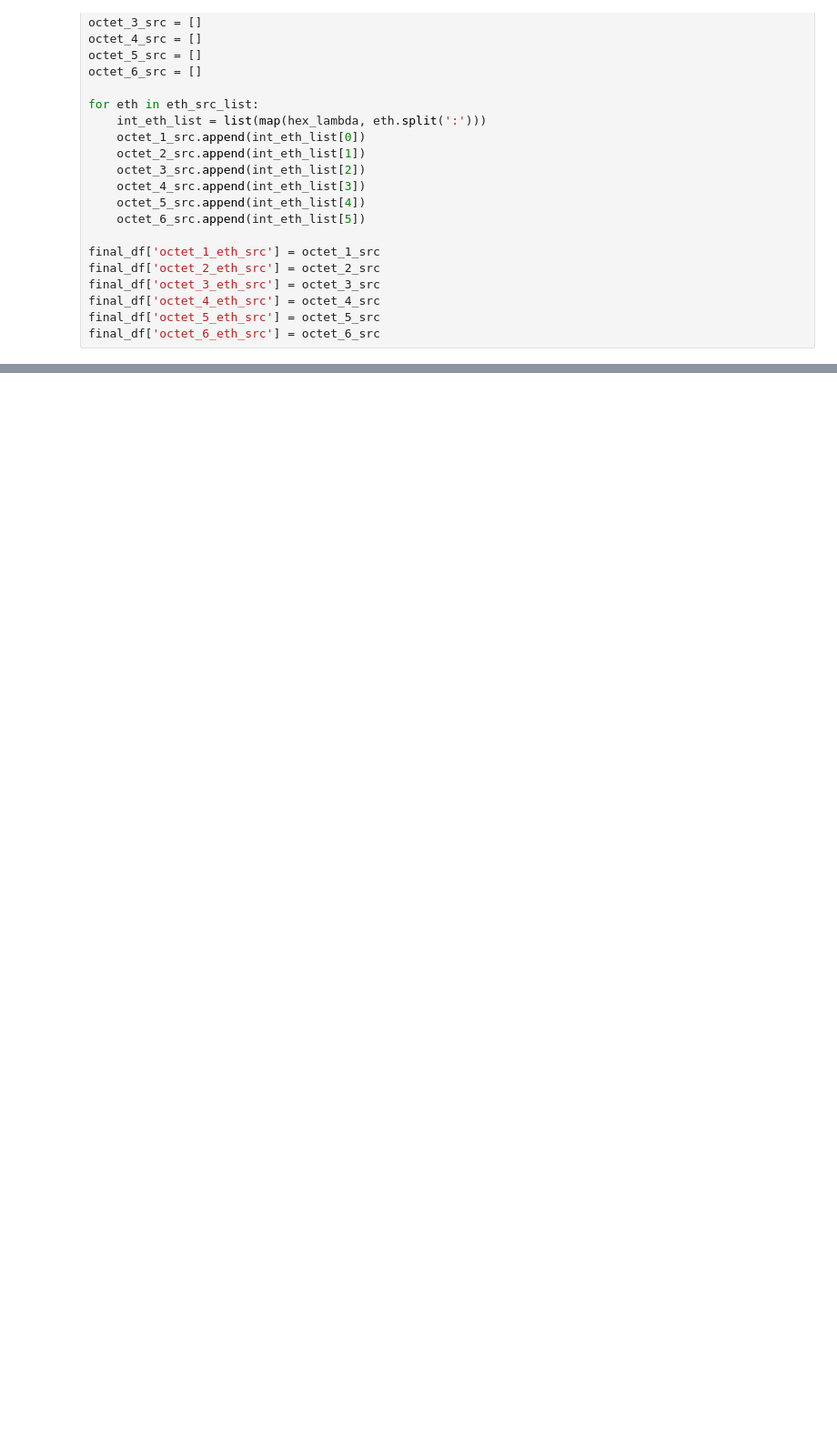
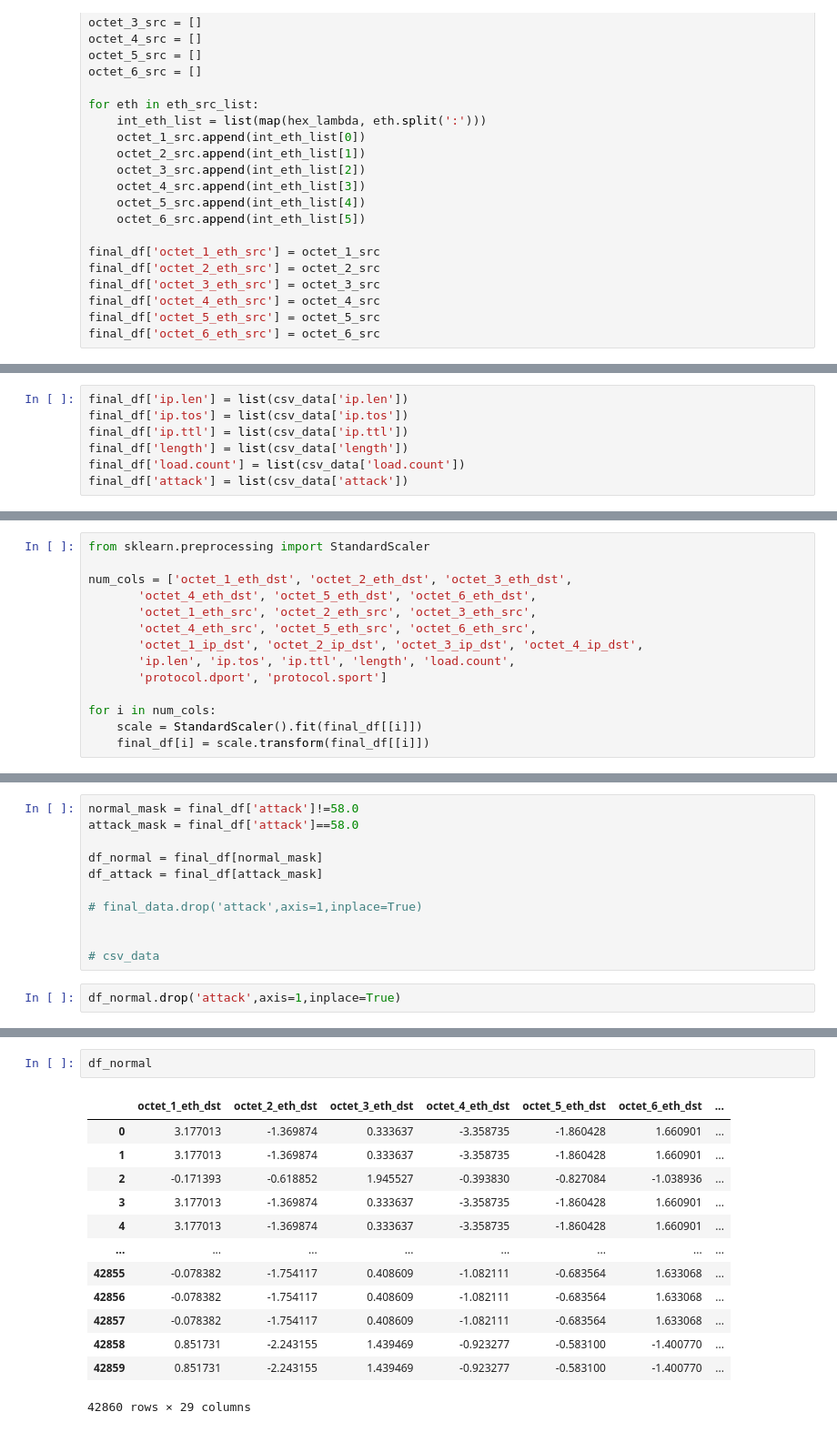
Before and after one commit to hotshot07/thesis, a Jupyter notebook: test.ipynb, the cells around one changed output, grey strips where cells are left out. Shown at 91% size. Drawn from its saved outputs; the diff is of its cells as text; blank space fills up the shorter version.

```diff
--- a/test.ipynb
+++ b/test.ipynb
@@ -481,0 +419,7 @@ x_normal_train, x_normal_test = train_test_split(
+# %%
+final_df['ip.len'] = list(csv_data['ip.len'])
+final_df['ip.tos'] = list(csv_data['ip.tos'])
+final_df['ip.ttl'] = list(csv_data['ip.ttl'])
+final_df['length'] = list(csv_data['length'])
+final_df['load.count'] = list(csv_data['load.count'])
+final_df['attack'] = list(csv_data['attack'])
@@ -481,0 +447,14 @@ x_normal_train, x_normal_test = train_test_split(
+# %%
+from sklearn.preprocessing import StandardScaler
+
+num_cols = ['octet_1_eth_dst', 'octet_2_eth_dst', 'octet_3_eth_dst',
+       'octet_4_eth_dst', 'octet_5_eth_dst', 'octet_6_eth_dst',
+       'octet_1_eth_src', 'octet_2_eth_src', 'octet_3_eth_src',
+       'octet_4_eth_src', 'octet_5_eth_src', 'octet_6_eth_src',
+       'octet_1_ip_dst', 'octet_2_ip_dst', 'octet_3_ip_dst', 'octet_4_ip_dst',
+       'ip.len', 'ip.tos', 'ip.ttl', 'length', 'load.count',
+       'protocol.dport', 'protocol.sport']
+
+for i in num_cols:
+    scale = StandardScaler().fit(final_df[[i]])
+    final_df[i] = scale.transform(final_df[[i]])
@@ -481,0 +477,13 @@ x_normal_train, x_normal_test = train_test_split(
+# %%
+normal_mask = final_df['attack']!=58.0
+attack_mask = final_df['attack']==58.0
+
+df_normal = final_df[normal_mask]
+df_attack = final_df[attack_mask]
+
+# final_data.drop('attack',axis=1,inplace=True)
+
+
+# csv_data
+# %%
+df_normal.drop('attack',axis=1,inplace=True)
@@ -481,0 +502,16 @@ x_normal_train, x_normal_test = train_test_split(
+# %%
+df_normal
+# %% [output]
+|  | octet_1_eth_dst | octet_2_eth_dst | octet_3_eth_dst | octet_4_eth_dst | octet_5_eth_dst | octet_6_eth_dst | ... |
+| 0 | 3.177013 | -1.369874 | 0.333637 | -3.358735 | -1.860428 | 1.660901 | ... |
+| 1 | 3.177013 | -1.369874 | 0.333637 | -3.358735 | -1.860428 | 1.660901 | ... |
+| 2 | -0.171393 | -0.618852 | 1.945527 | -0.393830 | -0.827084 | -1.038936 | ... |
+| 3 | 3.177013 | -1.369874 | 0.333637 | -3.358735 | -1.860428 | 1.660901 | ... |
+| 4 | 3.177013 | -1.369874 | 0.333637 | -3.358735 | -1.860428 | 1.660901 | ... |
+| ... | ... | ... | ... | ... | ... | ... | ... |
+| 42855 | -0.078382 | -1.754117 | 0.408609 | -1.082111 | -0.683564 | 1.633068 | ... |
+| 42856 | -0.078382 | -1.754117 | 0.408609 | -1.082111 | -0.683564 | 1.633068 | ... |
+| 42857 | -0.078382 | -1.754117 | 0.408609 | -1.082111 | -0.683564 | 1.633068 | ... |
+| 42858 | 0.851731 | -2.243155 | 1.439469 | -0.923277 | -0.583100 | -1.400770 | ... |
+| 42859 | 0.851731 | -2.243155 | 1.439469 | -0.923277 | -0.583100 | -1.400770 | ... |
+42860 rows × 29 columns
```
Also changed, not shown: parts of 34 cells of this notebook, 1 other file.
